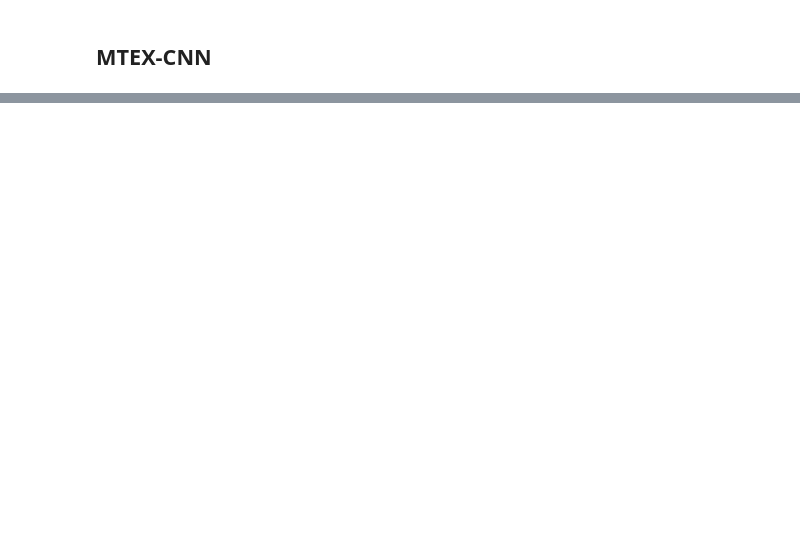
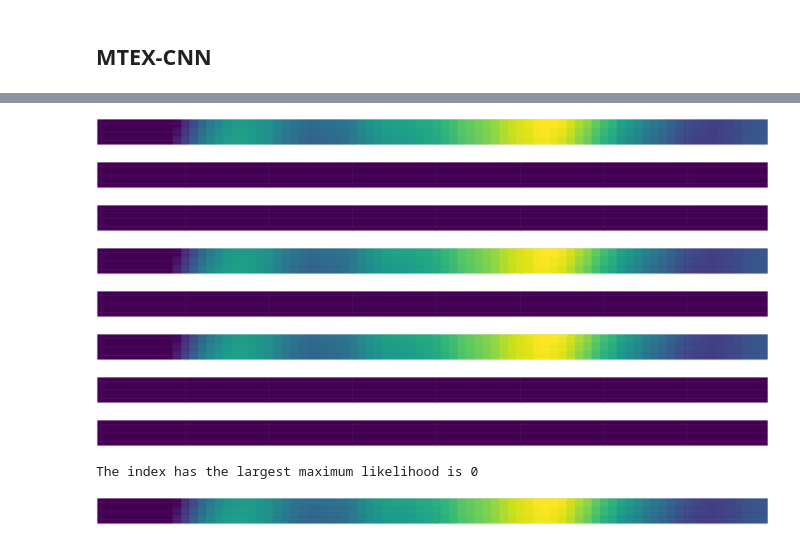
Before and after one commit to duyanhpham-brs/XAI-Multivariate-Time-Series, a Jupyter notebook: XAI_models_evaluation.ipynb, the cells around one changed output, grey strips where cells are left out. Saved outputs shown, nothing was run; the diff lists cells and outputs as text; code cells hidden in the pictures; blank space fills up the shorter version.

```diff
--- a/XAI_models_evaluation.ipynb
+++ b/XAI_models_evaluation.ipynb
@@ -70,0 +207,20 @@ Estimated Total Size (MB): 0.94
+# %%
+feature_maps = CAMFeatureMaps(GradCAMPlusPlus)
+feature_maps.load(model, 'relu_3')
+mask1 = {}
+for i in range(len(np.unique(y_test))):
+    mask1[i] = feature_maps.show(X_test[0], i)
+# %% [output]
+[figure, added]
+[figure, added]
+[figure, added]
+[figure, added]
+[figure, added]
+[figure, added]
+[figure, added]
+[figure, added]
+# %%
+mask1 = feature_maps.show(X_test[0], None)
+# %% [output]
+The index has the largest maximum likelihood is 0
+[figure, added]
```
Also changed, not shown: parts of 17 cells of this notebook, 7 other files.
